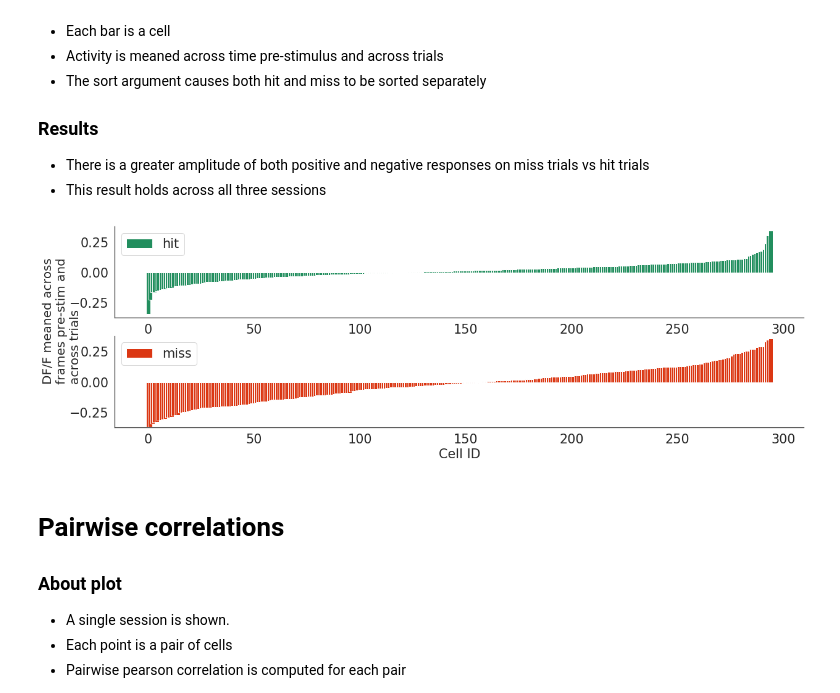
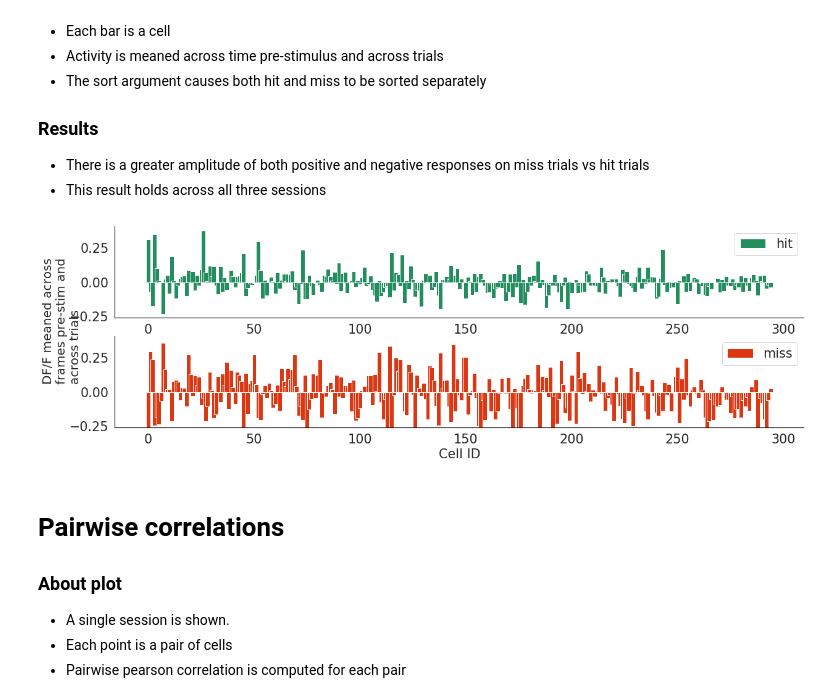
Before and after one commit to Packer-Lab/popping-off, a Jupyter notebook: notebooks/the_plot_matrix.ipynb, the cells around one changed output. Saved outputs shown, nothing was run; the diff lists cells and outputs as text; code cells hidden in the pictures.

```diff
--- a/notebooks/the_plot_matrix.ipynb
+++ b/notebooks/the_plot_matrix.ipynb
@@ -48,7 +52,7 @@ covs_keep = ['mean_pre', 'corr_pre', 'largest_PC_var', 'largest_singular_value',
 remove_targets = False
 # Do you want to just analyse the three 'training set' sessions ([0,3,7]) indexes hardcoded
 # as keep_sessions variable in PoolAcrossSessions
-subsample_sessions = True
+subsample_sessions = False
 # Set hits with first lick < 250ms as toosoon?
 remove_toosoon = True
 # Build the MultiSessionModel object
@@ -193,9 +214,9 @@ def firing_rate_dist(lm, region, match_tnums=False, sort=False):
     _ = plt.text(-50, (ylims[1]+ylims[0])/2, 'DF/F meaned across\nframes pre-stim and\nacross trials',
              rotation=90, fontsize=20)
 # %%
-firing_rate_dist(lm, region=region, match_tnums=True, sort=True)
+firing_rate_dist(lm, region=region, match_tnums=True, sort=False)
 # %% [output]
-[figure, old version]
+[figure, new version]
 # %% [markdown]
 # Pairwise correlations
 
```
Also changed, not shown: parts of 11 cells of this notebook, 6 other files.
